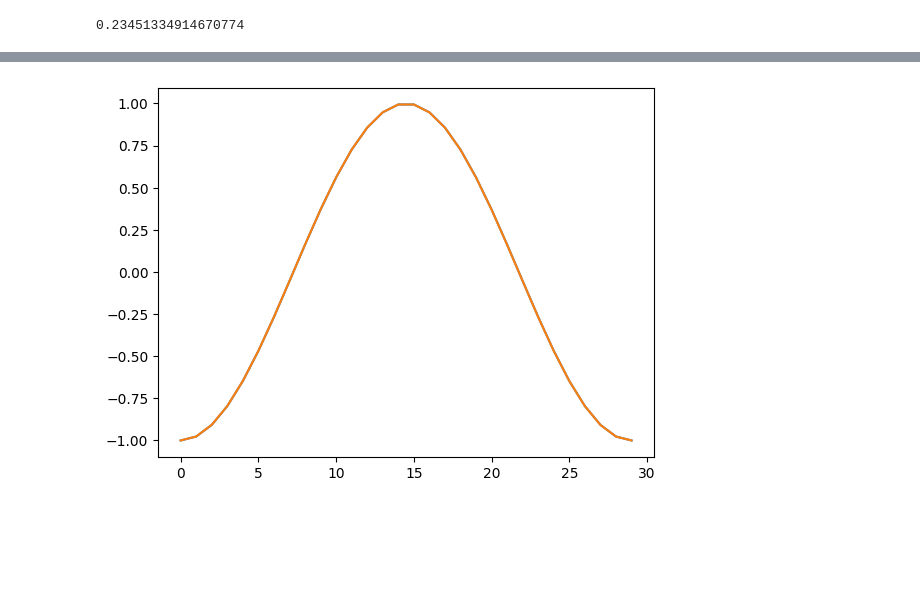
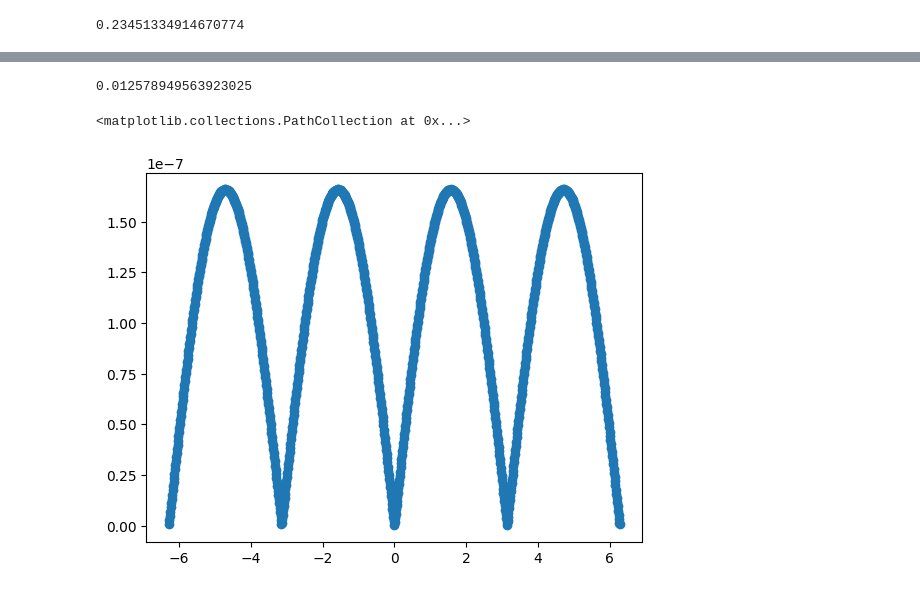
Before and after one commit to asegura4488/MetodosComputacionales1, a Jupyter notebook: Semana4/Interpolacion.ipynb, the cells around one changed output, grey strips where cells are left out. Cells and saved outputs as stored; diff of their text form; code cells hidden in the pictures; blank space fills up the shorter version.

```diff
--- a/Semana4/Interpolacion.ipynb
+++ b/Semana4/Interpolacion.ipynb
@@ -111,13 +128,16 @@ def f(x):
 def df(f,x,h=1e-1):
   return (-2*f(x-h) -3*f(x) +6*f(x+h)-f(x+2*h))/(6*h)
 # %%
-x = np.linspace(-np.pi,np.pi,30)
+x = np.linspace(-2*np.pi,2*np.pi,1000)
+h = x[1] - x[0]
+h
+# %% [output]
+0.012578949563923025
 # %%
 De = np.cos(x)
-Dn = df(f,x,x[1]-x[0])
+Dn = df(f,x,h)
-# %%
-plt.plot(De)
-plt.plot(Dn)
-plt.show()
-# %% [output]
-[figure, removed]
+# %%
+plt.scatter(x,np.abs(De-Dn))
+# %% [output]
+<matplotlib.collections.PathCollection at 0x...>
+[figure, added]
```
Also changed, not shown: parts of 10 cells of this notebook.
